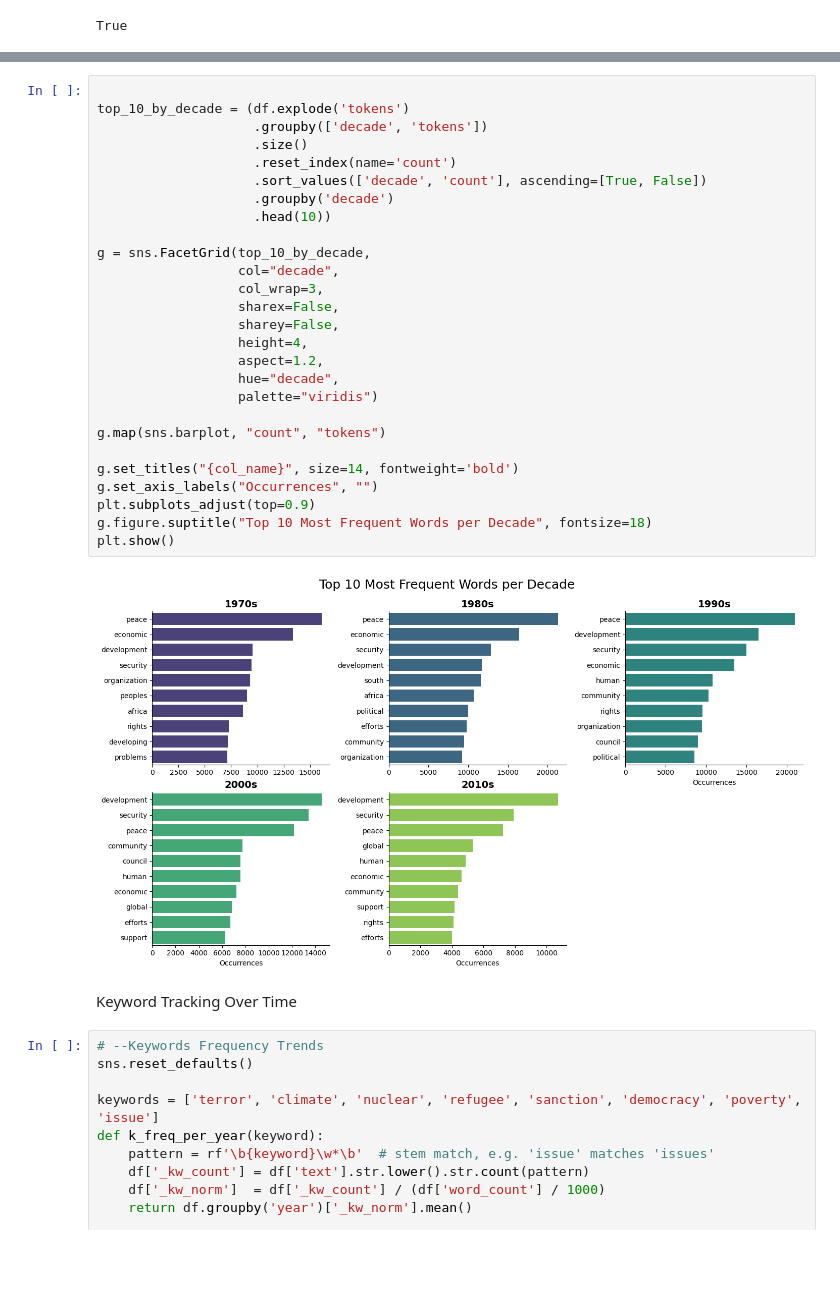
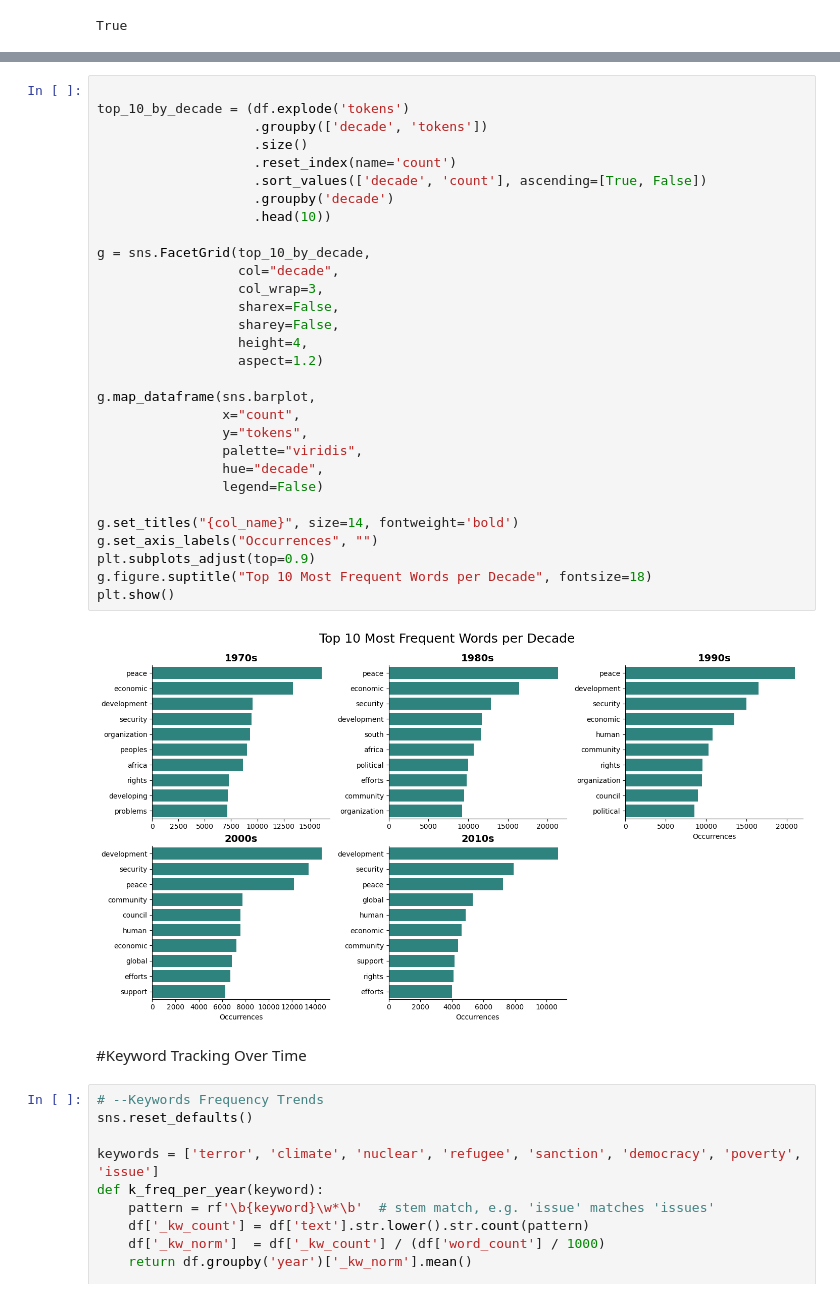
Before and after one commit to com-480-data-visualization/VizKids, a Jupyter notebook: exploration.ipynb, the cells around one changed output, grey strips where cells are left out. Cells and saved outputs as stored; diff of their text form; blank space fills up the shorter version.

```diff
--- a/exploration.ipynb
+++ b/exploration.ipynb
@@ -161,34 +158,37 @@ Passing `palette` without assigning `hue` is deprecated and will be removed in v
 # %%
 
 top_10_by_decade = (df.explode('tokens')
                     .groupby(['decade', 'tokens'])
                     .size()
                     .reset_index(name='count')
                     .sort_values(['decade', 'count'], ascending=[True, False])
                     .groupby('decade')
                     .head(10))
 
 g = sns.FacetGrid(top_10_by_decade,
                   col="decade",
                   col_wrap=3,
                   sharex=False,
                   sharey=False,
                   height=4,
-                  aspect=1.2,
-                  hue="decade",
-                  palette="viridis")
+                  aspect=1.2)
 
-g.map(sns.barplot, "count", "tokens")
+g.map_dataframe(sns.barplot,
+                x="count",
+                y="tokens",
+                palette="viridis",
+                hue="decade",
+                legend=False)
 
 g.set_titles("{col_name}", size=14, fontweight='bold')
 g.set_axis_labels("Occurrences", "")
 plt.subplots_adjust(top=0.9)
 g.figure.suptitle("Top 10 Most Frequent Words per Decade", fontsize=18)
 plt.show()
 # %% [output]
-[figure, old version]
+[figure, new version]
 # %% [markdown]
-Keyword Tracking Over Time
+#Keyword Tracking Over Time
 # %%
 # --Keywords Frequency Trends
 sns.reset_defaults()
```
Also changed, not shown: parts of 13 cells of this notebook.
